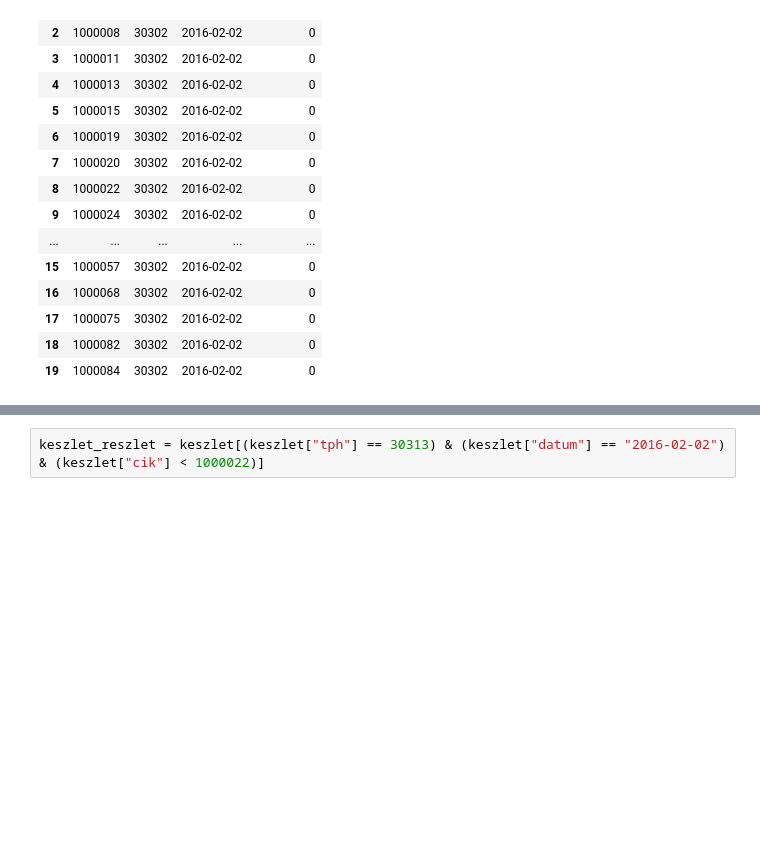
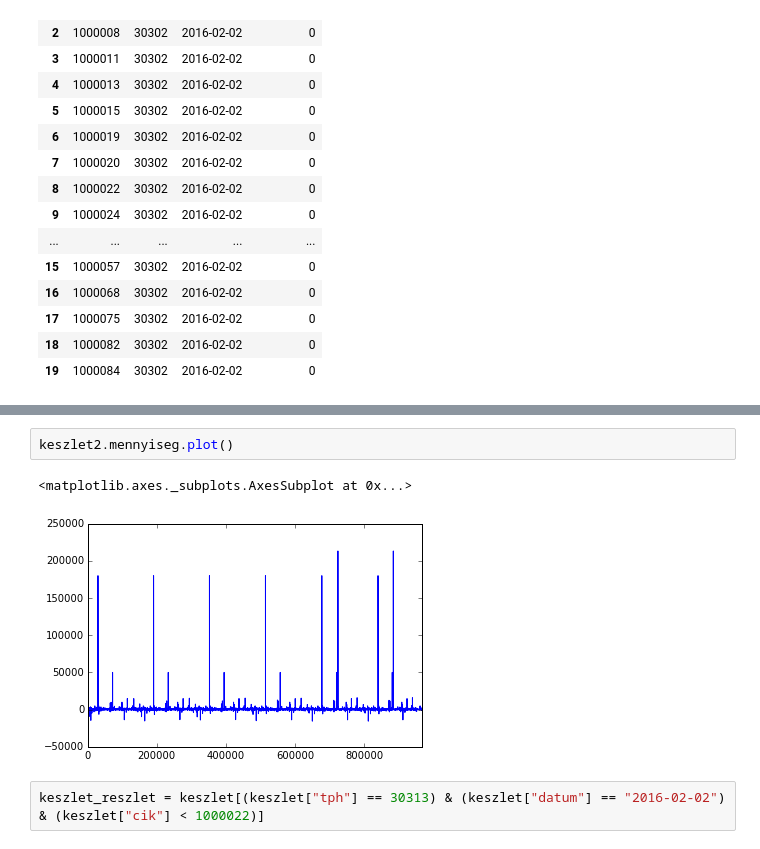
Before and after one commit to illenyi/adatbanyaszkodas, a Jupyter notebook: Adatbányászat-új-vizeken.ipynb, the cells around one changed output, grey strips where cells are left out. Drawn from its saved outputs; the diff is of its cells as text; blank space fills up the shorter version.

```diff
--- a/Adatbányászat-új-vizeken.ipynb
+++ b/Adatbányászat-új-vizeken.ipynb
@@ -159,3 +182,8 @@ keszlet.head(20)
+# %%
+keszlet2.mennyiseg.plot()
+# %% [output]
+<matplotlib.axes._subplots.AxesSubplot at 0x...>
+[figure, added]
 # %%
 keszlet_reszlet = keszlet[(keszlet["tph"] == 30313) & (keszlet["datum"] == "2016-02-02") & (keszlet["cik"] < 1000022)]
 # %%
```
Also changed, not shown: parts of 12 cells of this notebook.
